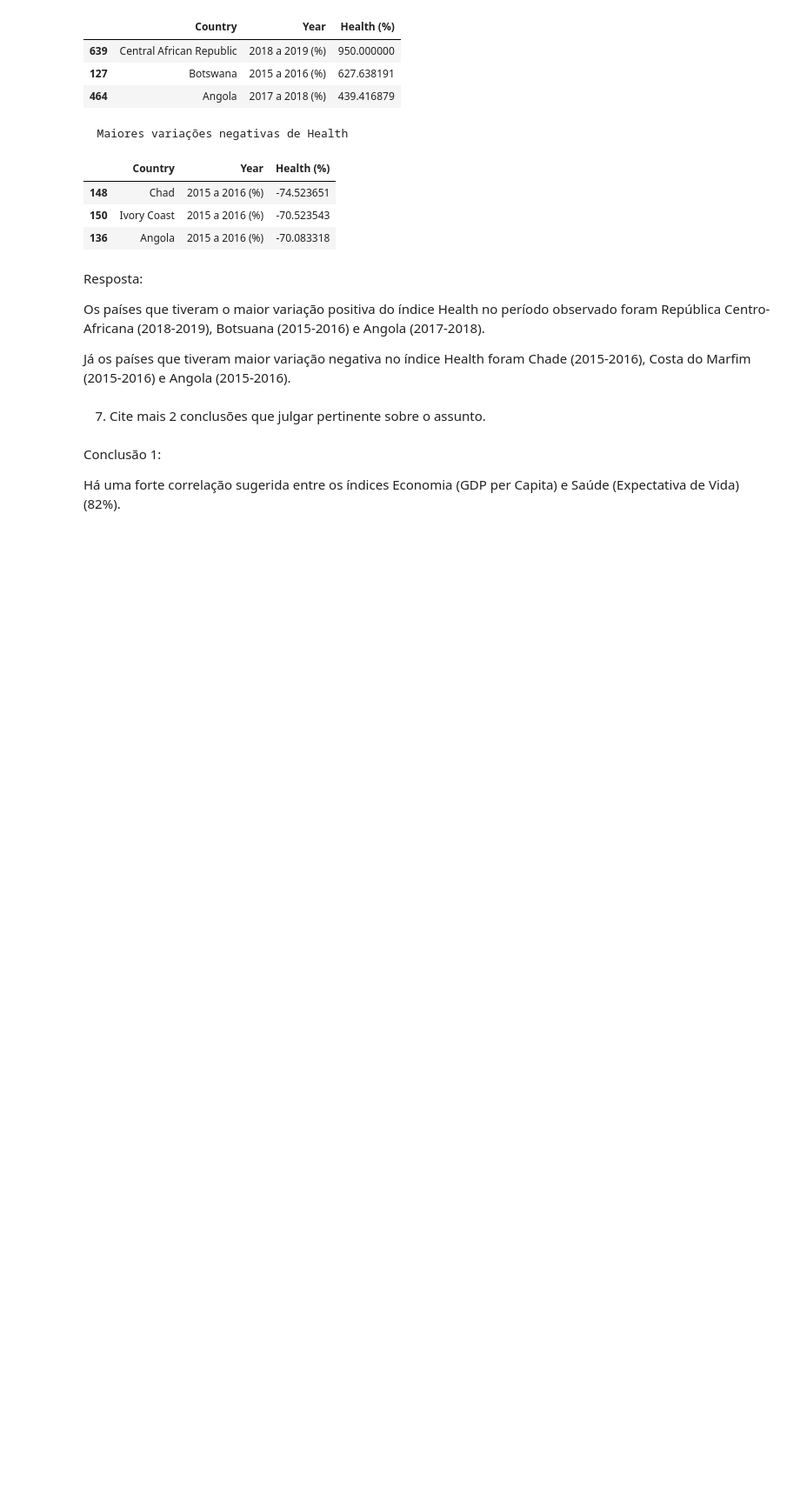
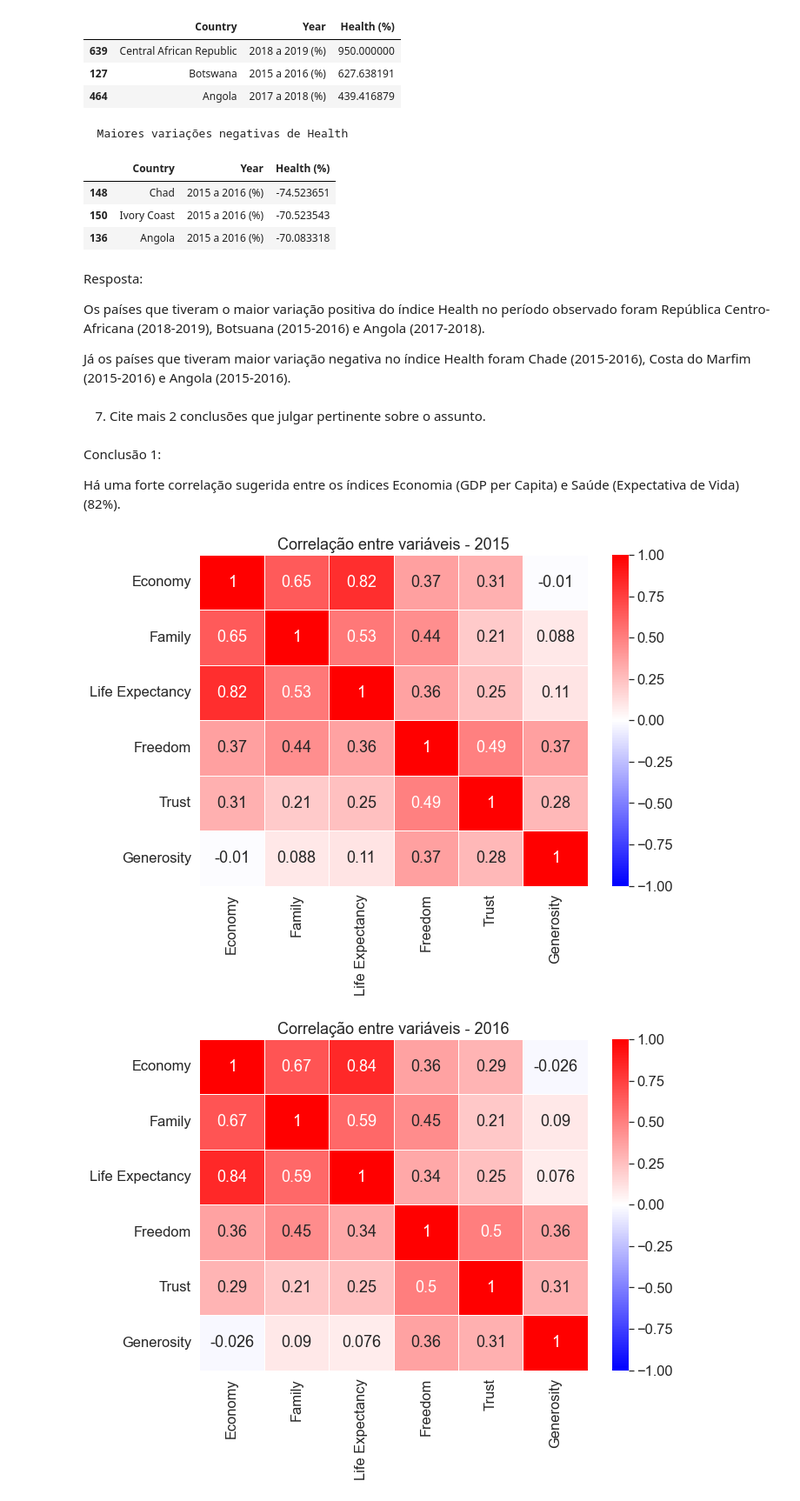
Before and after one commit to leoeiji/letscode-projeto-3, a Jupyter notebook: Notebook.ipynb, the cells around one changed output. Shown at 87% size. Drawn from its saved outputs; the diff is of its cells as text; code cells hidden in the pictures; blank space fills up the shorter version.

Commit message:
Gráficos de correlação adicionados

```diff
--- a/Notebook.ipynb
+++ b/Notebook.ipynb
@@ -443,3 +443,43 @@ Já os países que tiveram maior variação negativa no índice Health foram Cha
 Conclusão 1:
 
 Há uma forte correlação sugerida entre os índices Economia (GDP per Capita) e Saúde (Expectativa de Vida) (82%).
+# %%
+# Usando o Seaborn para o heatmap
+import seaborn as sns
+import matplotlib.pyplot as plt
+sns.set(rc={'figure.figsize':(10, 7)}, font_scale=1.5)
+
+def plot_heatmap(ano):
+    # Copia para não alterar o original
+    plt.clf()
+    df = dfs[ano].copy()
+
+    # Remove as colunas que não precisamos
+    df.drop(["Happiness Rank", "Happiness Score"], axis=1, inplace=True)
+    df.columns = ["Economy", "Family", "Life Expectancy", "Freedom", "Trust", "Generosity"]
+
+    # Dataframe de correlação
+    corr = df.corr()
+    ax = sns.heatmap(
+        corr,
+        xticklabels=corr.columns,
+        yticklabels=corr.columns,
+        fmt=".2g",
+        annot=True,
+        cmap="bwr",
+        linewidths=.5,
+        vmin=-1,
+        vmax=1,
+    )
+    ax.set_title(f"Correlação entre variáveis - {ano}")
+    return ax
+
+figs = []
+for ano in dfs:
+    fig = plot_heatmap(ano)
+    figs.append(fig)
+    plt.show()
+    # fig.get_figure().savefig(f"correlacao_{ano}.png", dpi=300, transparent=True)
+# %% [output]
+[figure, added]
+[figure, added]
```
Also changed, not shown: parts of 2 cells of this notebook.
